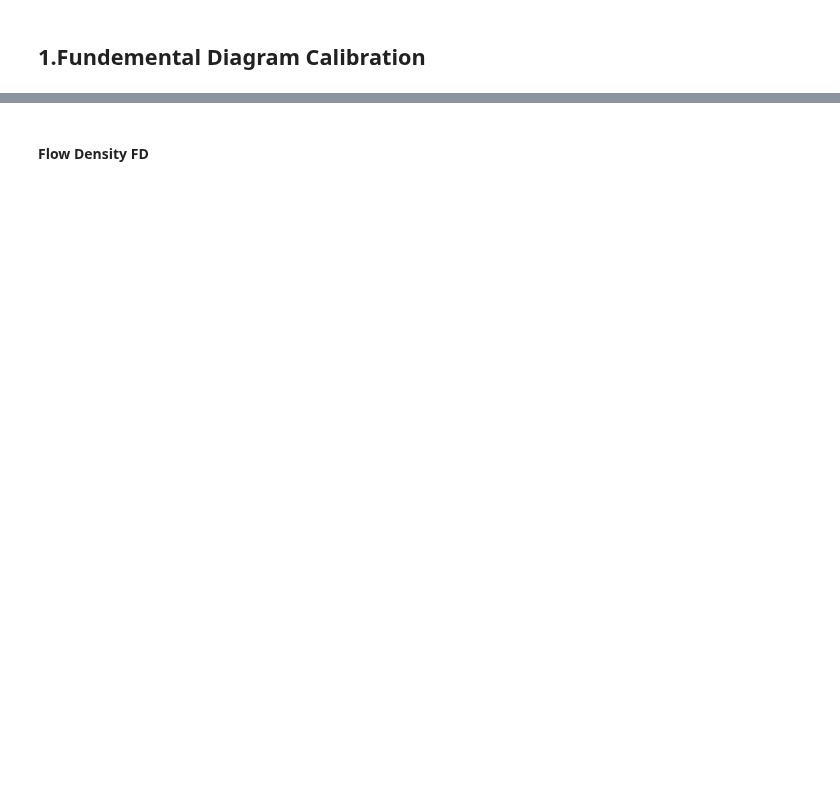
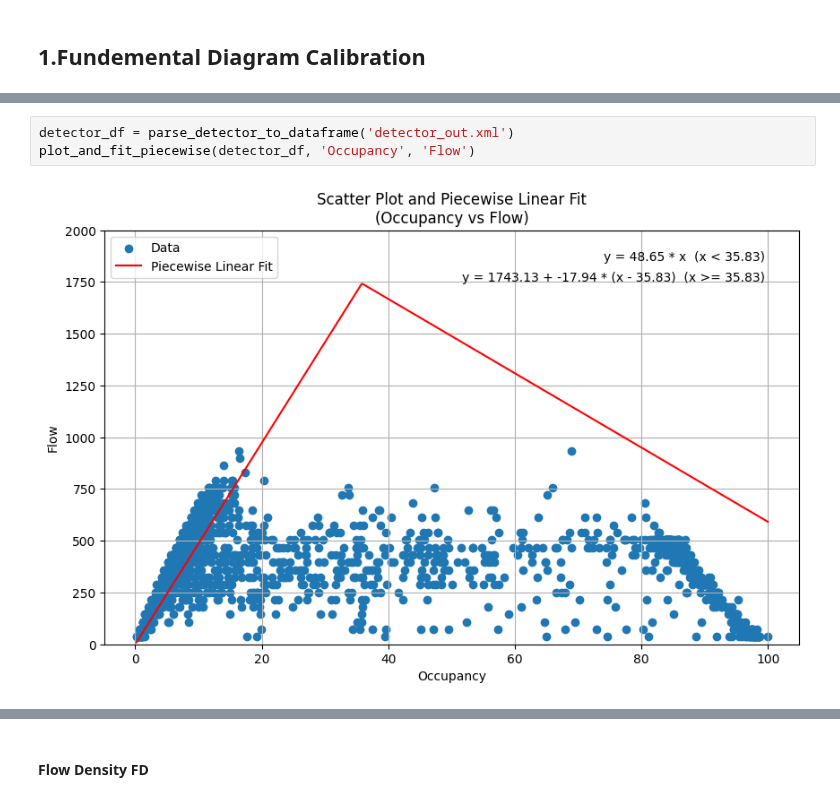
Before and after one commit to Dylan-Wyl10/RoboSense, a Jupyter notebook: result/ctmResult/Evaluation for CTM and FD Calibration.ipynb, the cells around one changed output, grey strips where cells are left out. Drawn from its saved outputs; the diff is of its cells as text; blank space fills up the shorter version.

```diff
--- a/result/ctmResult/Evaluation for CTM and FD Calibration.ipynb
+++ b/result/ctmResult/Evaluation for CTM and FD Calibration.ipynb
@@ -46,0 +132,5 @@ plt.show()
+# %%
+detector_df = parse_detector_to_dataframe('detector_out.xml')
+plot_and_fit_piecewise(detector_df, 'Occupancy', 'Flow')
+# %% [output]
+[figure, added]
```
Also changed, not shown: parts of 22 cells of this notebook, 17 other files.
